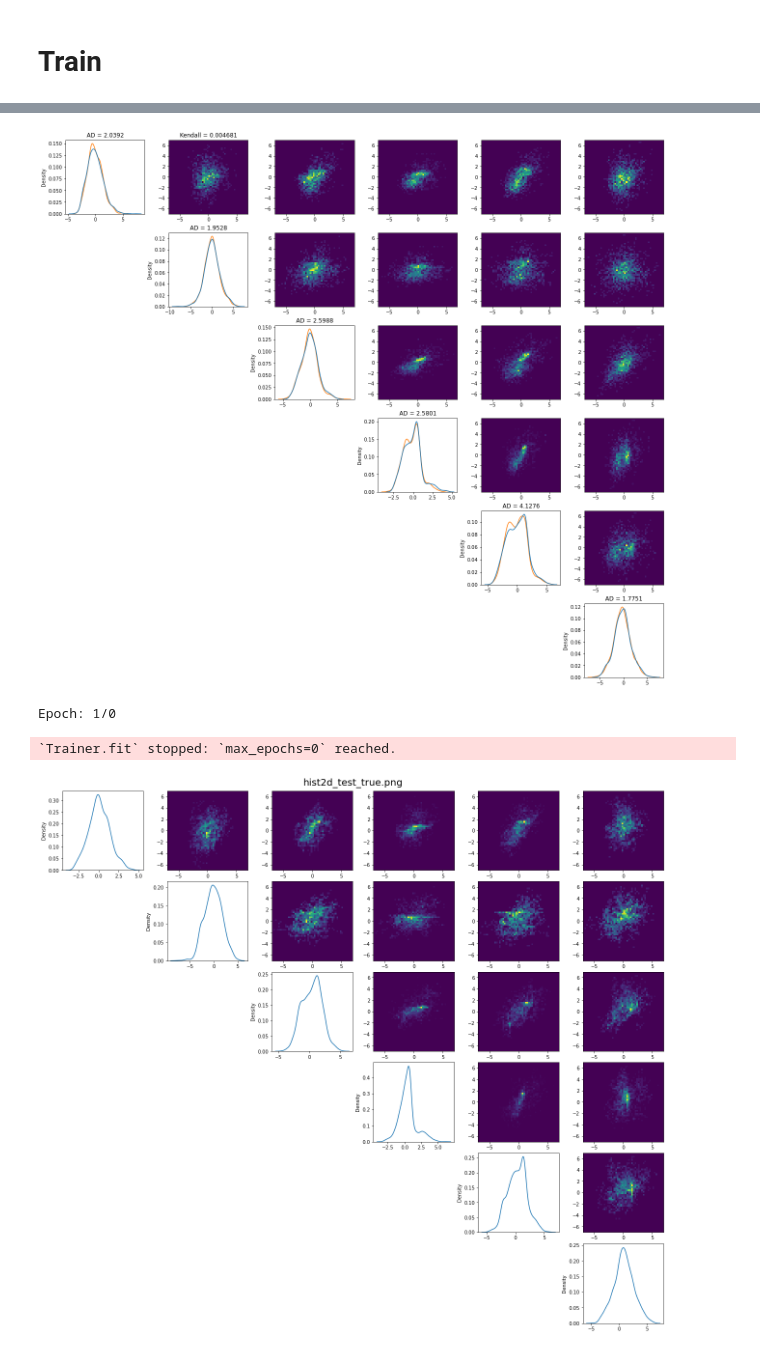
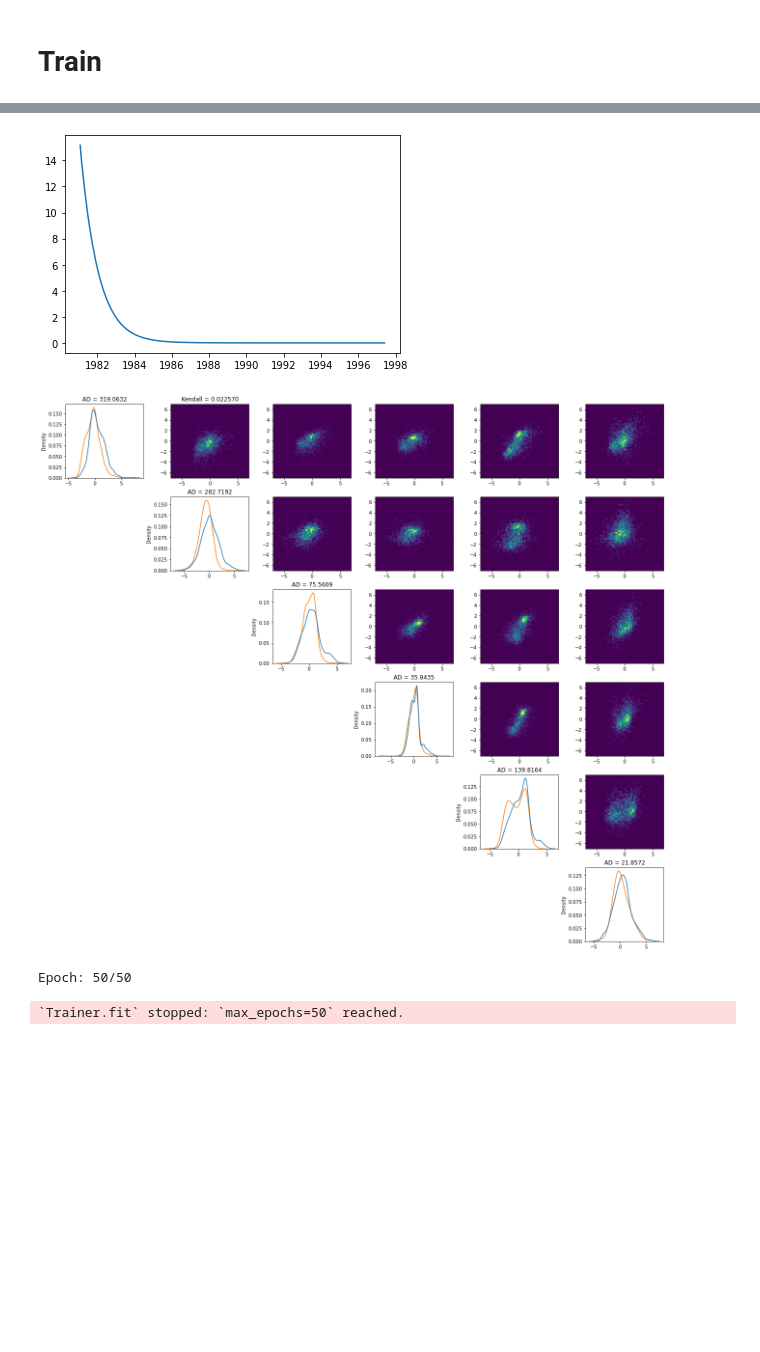
Before and after one commit to saschagaudlitz/Flash, a Jupyter notebook: train.ipynb, the cells around one changed output, grey strips where cells are left out. Saved outputs shown, nothing was run; the diff lists cells and outputs as text; code cells hidden in the pictures; blank space fills up the shorter version.

Commit message:
Learnable weights

```diff
--- a/train.ipynb
+++ b/train.ipynb
@@ -55,21 +57,3 @@ for i in range(6):
 [figure]
 # %% [markdown]
 # Train
-# %%
-with open('configs/kde.yaml', 'r') as file:
-    try:
-        config = yaml.safe_load(file)
-    except yaml.YAMLError as exc:
-        print(exc)
-
-class HistCallback(Callback):
-    def on_validation_start(self, trainer, pl_module):
-        X_val = trainer.datamodule.val_dataset[:][0]
-        X_val_pred = trainer.model.model.sample(torch.randn((len(X_val), trainer.model.model.n_latent_dim)))
-        fig = plot_hist2d(X_val_pred, X_val)
-        clear_output(wait=True)
-        plt.show()
-        print(f"Epoch: {trainer.current_epoch+1}/{trainer.max_epochs}")
-
-with mlflow.start_run() as run:
-    train(config, enable_progress_bar=True, callbacks=[HistCallback()])
@@ -83,23 +60,31 @@ Epoch: 1/0
 # %%
-with open('configs/kde.yaml', 'r') as file:
+with open('configs/maf.yaml', 'r') as file:
     try:
         config = yaml.safe_load(file)
     except yaml.YAMLError as exc:
         print(exc)
 
 class HistCallback(Callback):
     def on_validation_start(self, trainer, pl_module):
+
         X_val = trainer.datamodule.val_dataset[:][0]
         X_val_pred = trainer.model.model.sample(torch.randn((len(X_val), trainer.model.model.n_latent_dim)))
         fig = plot_hist2d(X_val_pred, X_val)
+
         clear_output(wait=True)
         plt.show()
+
+        if hasattr(trainer.model.model, 'weights'):
+            date_range = pd.date_range(trainer.datamodule.train_start_date, trainer.datamodule.train_end_date, freq='M')
+            weights = trainer.model.model.weights(torch.linspace(0, 1, len(date_range))[:, None]).detach().numpy()
+            plt.plot(date_range, weights)
+
         print(f"Epoch: {trainer.current_epoch+1}/{trainer.max_epochs}")
 
 with mlflow.start_run() as run:
     train(config, enable_progress_bar=True, callbacks=[HistCallback()])
 # %% [output]
-[figure, old version]
+[figure, new version]
+[figure, new version]
-Epoch: 1/0
+Epoch: 50/50
-`Trainer.fit` stopped: `max_epochs=0` reached.
+`Trainer.fit` stopped: `max_epochs=50` reached.
-[figure, old version]
```
Also changed, not shown: parts of 3 cells of this notebook, 18 other files.
